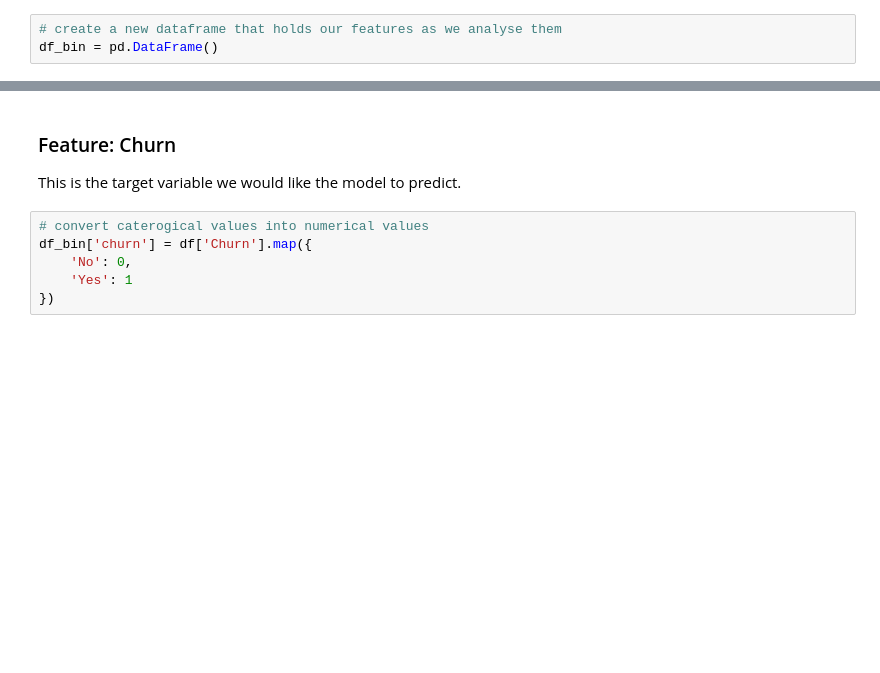
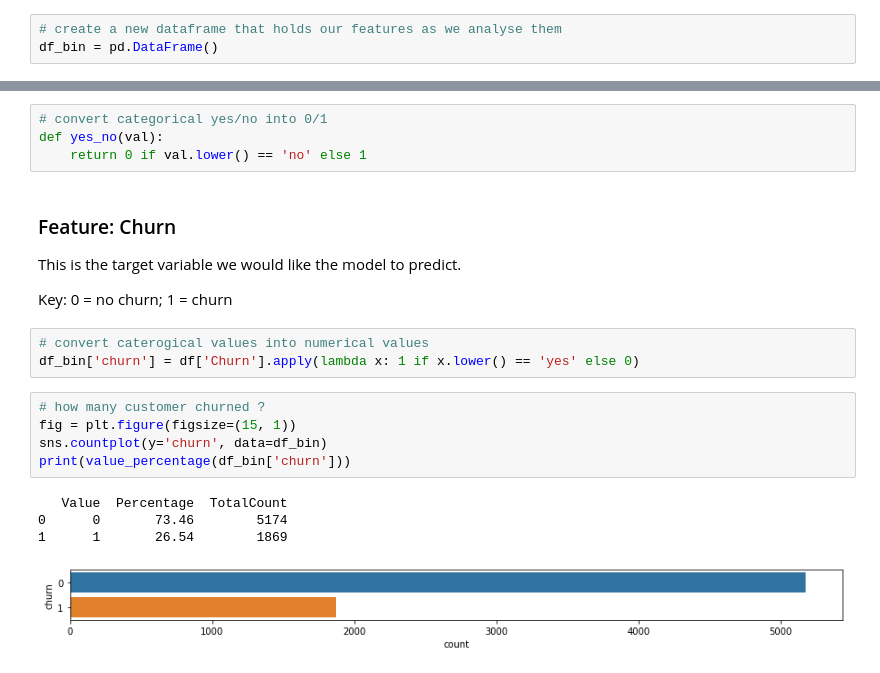
Before and after one commit to shambekela/Churn-Prediction, a Jupyter notebook: Churn-Prediction.ipynb, the cells around one changed output, grey strips where cells are left out. Cells and saved outputs as stored; diff of their text form; blank space fills up the shorter version.

```diff
--- a/Churn-Prediction.ipynb
+++ b/Churn-Prediction.ipynb
@@ -137,9 +154,22 @@ df_bin = pd.DataFrame()
+# %%
+# convert categorical yes/no into 0/1
+def yes_no(val):
+    return 0 if val.lower() == 'no' else 1
 # %% [markdown]
 ### Feature: Churn
 This is the target variable we would like the model to predict.
+
+Key: 0 = no churn; 1 = churn
 # %%
 # convert caterogical values into numerical values
-df_bin['churn'] = df['Churn'].map({
-    'No': 0,
-    'Yes': 1
-})
+df_bin['churn'] = df['Churn'].apply(lambda x: 1 if x.lower() == 'yes' else 0)
+# %%
+# how many customer churned ?
+fig = plt.figure(figsize=(15, 1))
+sns.countplot(y='churn', data=df_bin)
+print(value_percentage(df_bin['churn']))
+# %% [output]
+   Value  Percentage  TotalCount
+0      0       73.46        5174
+1      1       26.54        1869
+[figure, added]
```
Also changed, not shown: parts of 59 cells of this notebook.
